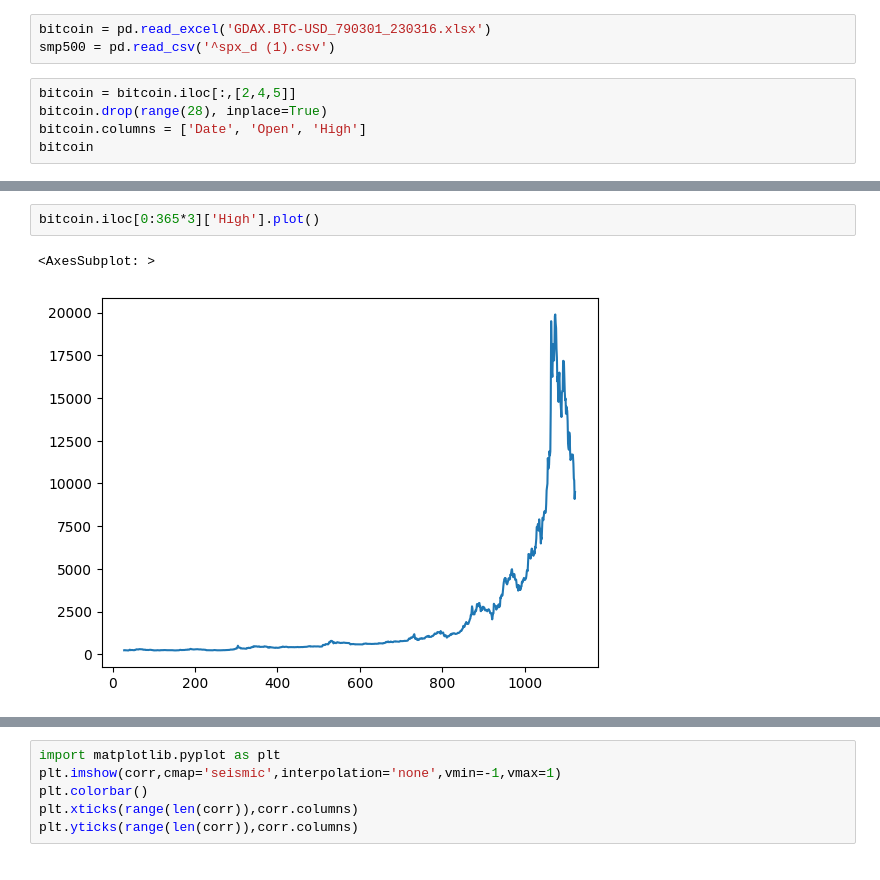
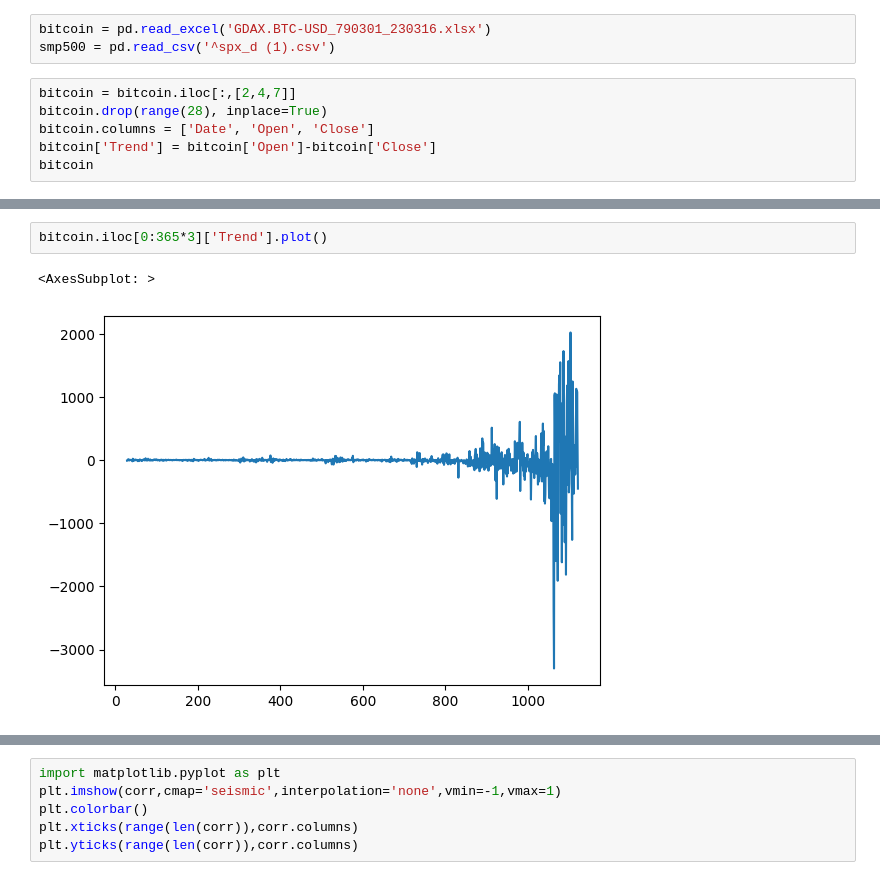
Before and after one commit to aintproud/analitic, a Jupyter notebook: 1.ipynb, the cells around one changed output, grey strips where cells are left out. Drawn from its saved outputs; the diff is of its cells as text.

```diff
--- a/1.ipynb
+++ b/1.ipynb
@@ -4,8 +4,9 @@ import pandas as pd
 bitcoin = pd.read_excel('GDAX.BTC-USD_790301_230316.xlsx')
 smp500 = pd.read_csv('^spx_d (1).csv')
 # %%
-bitcoin = bitcoin.iloc[:,[2,4,5]]
+bitcoin = bitcoin.iloc[:,[2,4,7]]
 bitcoin.drop(range(28), inplace=True)
-bitcoin.columns = ['Date', 'Open', 'High']
+bitcoin.columns = ['Date', 'Open', 'Close']
+bitcoin['Trend'] = bitcoin['Open']-bitcoin['Close']
 bitcoin
 # %% [output]
@@ -42,8 +34,8 @@ smp500.iloc[36839:38903]
 # %%
-bitcoin.iloc[0:365*3]['High'].plot()
+bitcoin.iloc[0:365*3]['Trend'].plot()
 # %% [output]
 <AxesSubplot: >
-[figure, old version]
+[figure, new version]
 # %%
 smp500.iloc[0:365*3]['High'].plot()
 # %% [output]
```
Also changed, not shown: parts of 10 cells of this notebook, 2 other files.
